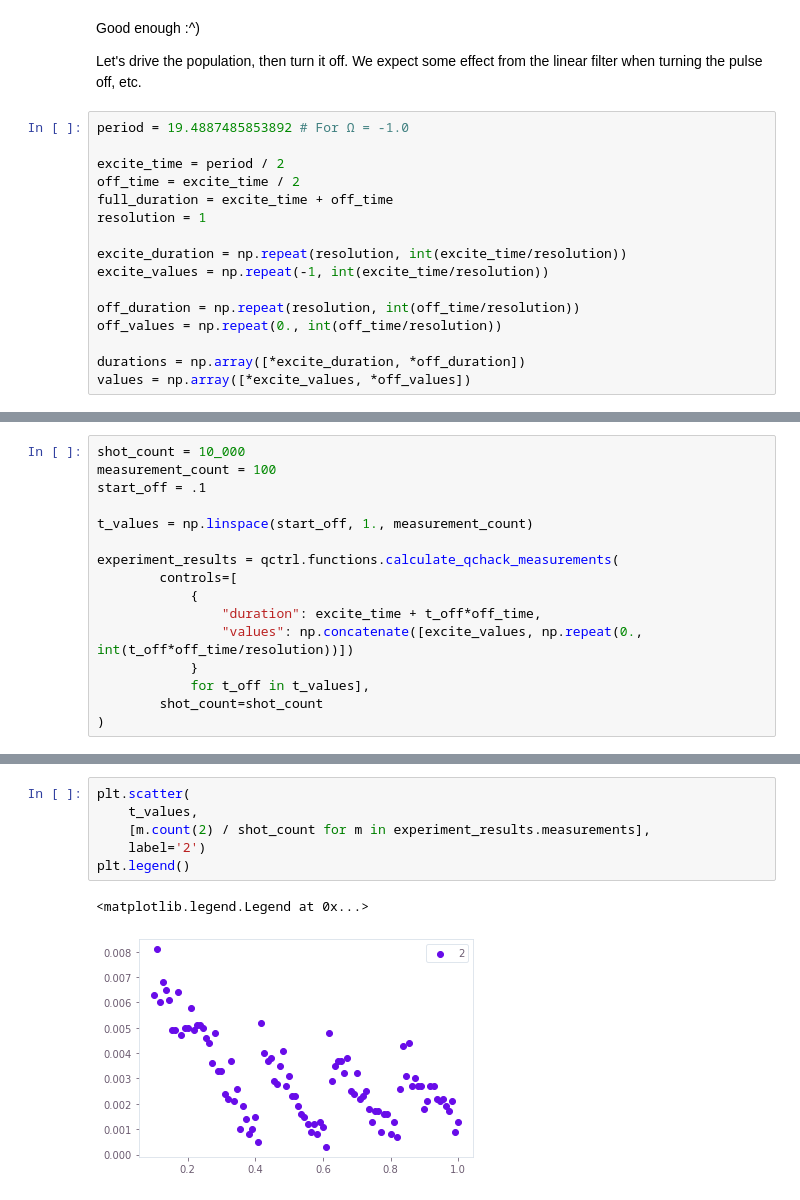
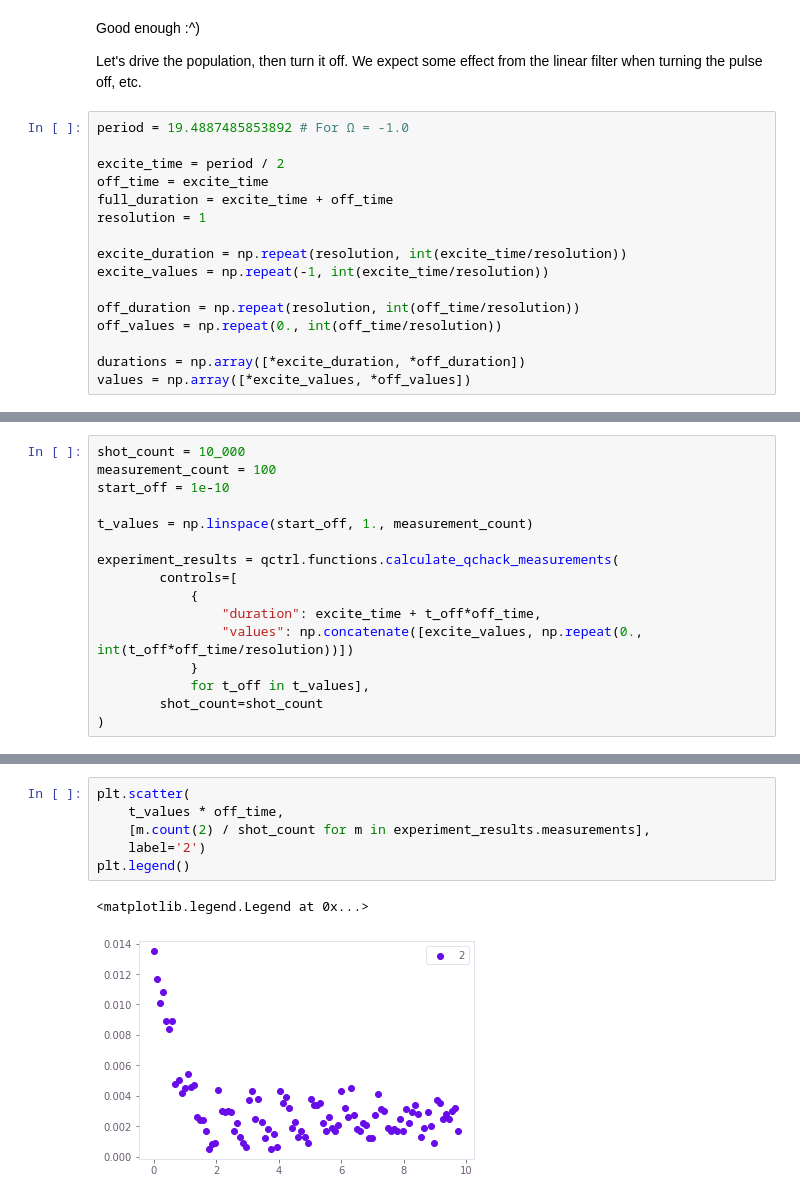
Before and after one commit to diogo-cruz/qctrl-qchack-Atomistic, a Jupyter notebook: Miguel/Miguel.ipynb, the cells around one changed output, grey strips where cells are left out. Drawn from its saved outputs; the diff is of its cells as text.

```diff
--- a/Miguel/Miguel.ipynb
+++ b/Miguel/Miguel.ipynb
@@ -96,7 +96,7 @@ Let's drive the population, then turn it off. We expect some effect from the lin
 period = 19.4887485853892 # For Ω = -1.0
 
 excite_time = period / 2
-off_time = excite_time / 2
+off_time = excite_time
 full_duration = excite_time + off_time
 resolution = 1
 
@@ -122,7 +122,7 @@ plot_controls(
 # %%
 shot_count = 10_000
 measurement_count = 100
-start_off = .1
+start_off = 1e-10
 
 t_values = np.linspace(start_off, 1., measurement_count)
 
@@ -167,9 +167,9 @@ plt.legend()
 # %%
 plt.scatter(
-    t_values,
+    t_values * off_time,
     [m.count(2) / shot_count for m in experiment_results.measurements],
     label='2')
 plt.legend()
 # %% [output]
 <matplotlib.legend.Legend at 0x...>
-[figure, old version]
+[figure, new version]
```
Also changed, not shown: parts of 5 cells of this notebook, 2 other files.
